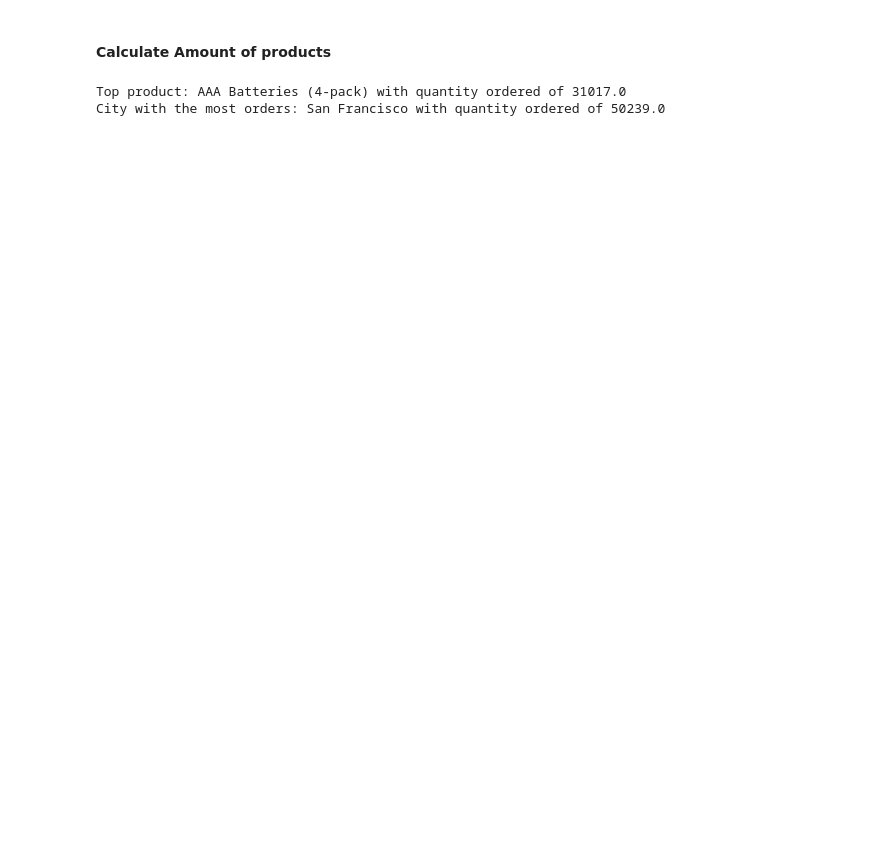
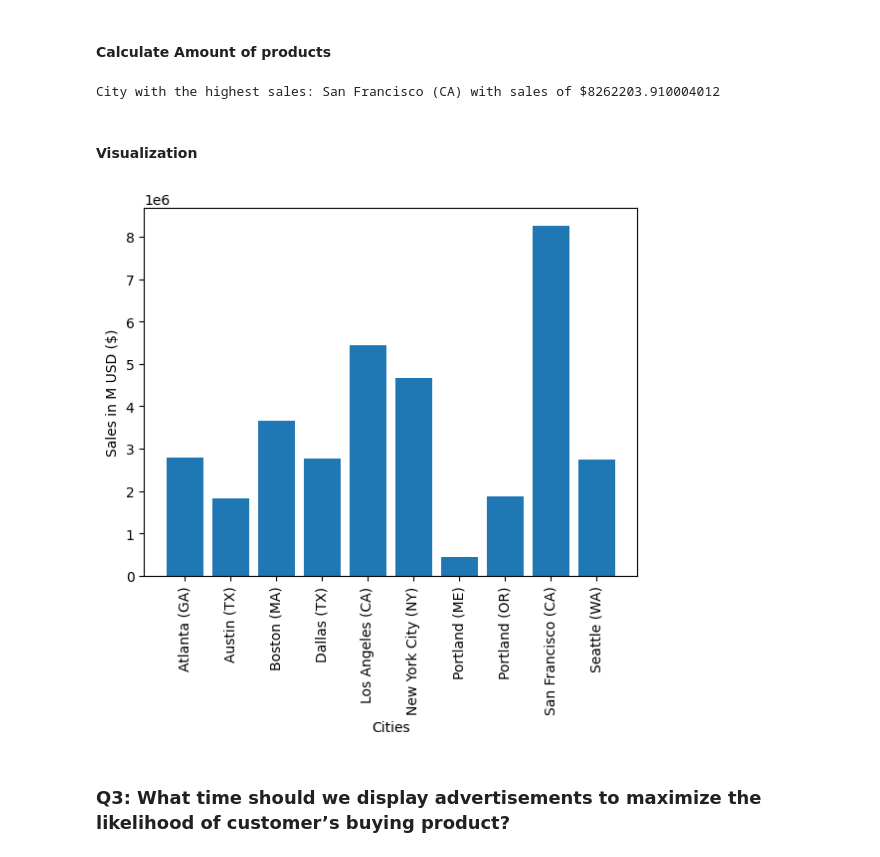
Before and after one commit to cocimano/-ProjectsAndPractice-, a Jupyter notebook: Projects-Data Science/Sales Data/Pandas-Data-Science-Tasks-master/SalesAnalysis/MyAnalysis.ipynb, the cells around one changed output. Drawn from its saved outputs; the diff is of its cells as text; code cells hidden in the pictures; blank space fills up the shorter version.

```diff
--- a/Projects-Data Science/Sales Data/Pandas-Data-Science-Tasks-master/SalesAnalysis/MyAnalysis.ipynb
+++ b/Projects-Data Science/Sales Data/Pandas-Data-Science-Tasks-master/SalesAnalysis/MyAnalysis.ipynb
@@ -117,8 +117,16 @@ plt.show()
 # %% [markdown]
 #### Add City Column
 # %%
+def get_state(x):
+    return x.split(',')[1]
+
 all_data['City'] = ""
-all_data['City'] = all_data['Purchase Address'].str.split(',').str[1].str.strip()
+all_data['City'] = all_data['Purchase Address'].str.split(',').str[1].str.strip() + ' (' + all_data['Purchase Address'].str.split(',').str[2].str.split(' ').str[1] + ')'
 all_data.head()
+# Apply method
+# all_data['City'] = all_data['Purchase Address'].apply(lambda x: x.split(',')[1])
+
+# Drop a column
+# all_data = all_data.drop(columns='Column Name')
 # %% [output]
 |  | Order ID | Product | Quantity Ordered | Price Each | Order Date | Purchase Address | Month | Sales | ... |
@@ -130,15 +138,21 @@ all_data.head()
 # %% [markdown]
 #### Calculate Amount of products
 # %%
-product_group = all_data.groupby('Product').sum()
-top_product = product_group['Quantity Ordered'].idxmax()
-quantity_ordered = product_group['Quantity Ordered'].max()
-print(f"Top product: {top_product} with quantity ordered of {quantity_ordered}")
-
 product_per_city = all_data.groupby('City').sum()
-city = product_per_city['Quantity Ordered'].idxmax()
-quantity_ordered = product_per_city['Quantity Ordered'].max()
-print(f"City with the most orders: {city} with quantity ordered of {quantity_ordered}")
+city = product_per_city['Sales'].idxmax()
+sales_city = product_per_city['Sales'].max()
+print(f"City with the highest sales: {city} with sales of ${sales_city}")
 # %% [output]
-Top product: AAA Batteries (4-pack) with quantity ordered of 31017.0
-City with the most orders: San Francisco with quantity ordered of 50239.0
+City with the highest sales: San Francisco (CA) with sales of $8262203.910004012
+# %% [markdown]
+#### Visualization
+# %%
+plt.bar(product_per_city.index, product_per_city['Sales']) #plt.bar(x,y)
+plt.xticks(rotation='vertical')
+plt.ylabel('Sales in M USD ($)')
+plt.xlabel('Cities')
+plt.show()
+# %% [output]
+[figure, added]
+# %% [markdown]
+### Q3: What time should we display advertisements to maximize the likelihood of customer’s buying product?
```
Also changed, not shown: parts of 5 cells of this notebook.
